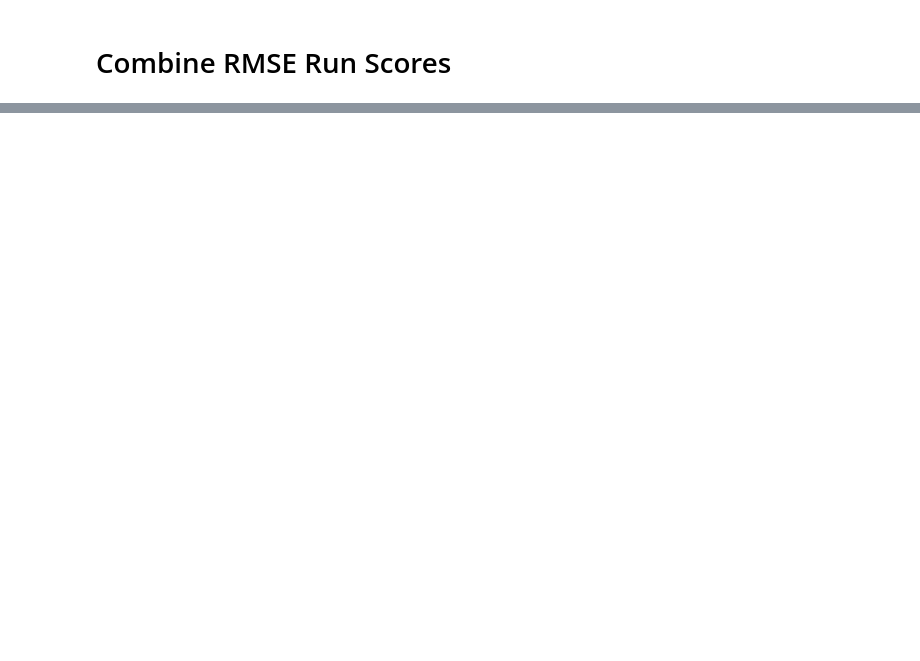
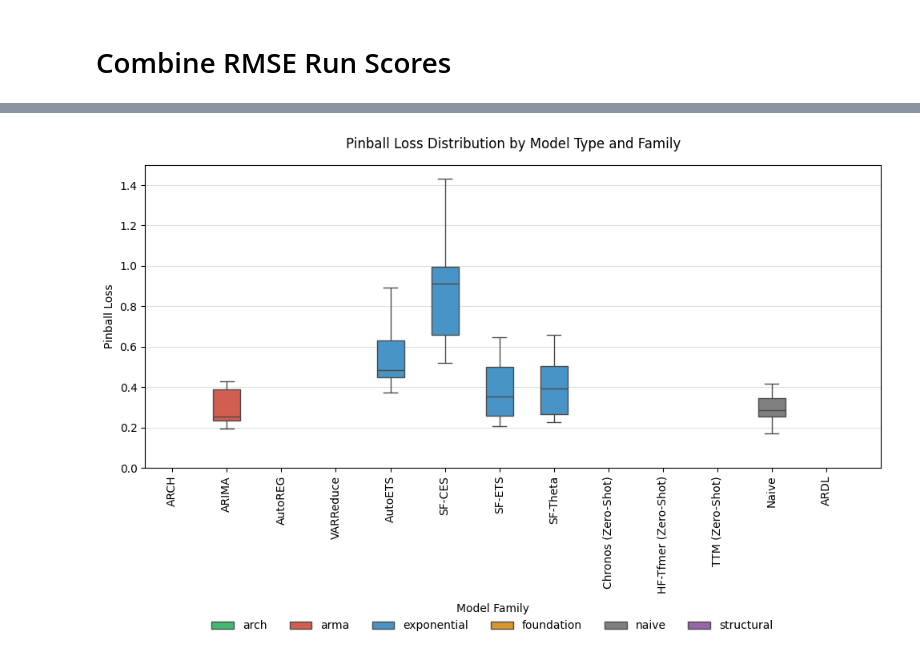
Before and after one commit to Blood-Glucose-Control/nocturnal-hypo-gly-prob-forecast, a Jupyter notebook: scripts/notebooks/4.00-cjr-combine-rmse.ipynb, the cells around one changed output, grey strips where cells are left out. Cells and saved outputs as stored; diff of their text form; code cells hidden in the pictures; blank space fills up the shorter version.

```diff
--- a/scripts/notebooks/4.00-cjr-combine-rmse.ipynb
+++ b/scripts/notebooks/4.00-cjr-combine-rmse.ipynb
@@ -302,0 +326,8 @@ plt.show()
+# %%
+best_results_pinball_renamed = best_results_pinball.copy()
+best_results_pinball_flat = best_results_pinball_renamed.reset_index()
+# Apply the mapping while preserving original names for unmapped values
+best_results_pinball_flat["model_type"] = best_results_pinball_flat["model_type"].apply(
+    lambda x: model_name_map.get(x, x)  # Returns original value if not in dictionary
+)
+best_results_pinball_flat
@@ -302,0 +348,64 @@ plt.show()
+# %%
+import seaborn as sns
+import matplotlib.pyplot as plt
+
+# Define color palette for model families
+model_families = {
+    "naive": "#808080",
+    "arch": "#2ecc71",
+    "arma": "#e74c3c",
+    "exponential": "#3498db",
+    "foundation": "#f39c12",
+    "structural": "#9b59b6",
+}
+
+# Create the box plot
+f, ax = plt.subplots(figsize=(10, 6))  # Create figure and axis objects
+sns.boxplot(
+    data=best_results_pinball_flat,
+    x="model_type",
+    y="Best",
+    hue="model_family",  # Assumes you have a model_family column
+    width=0.5,
+    palette=model_families,
+    ax=ax,
+)
+
+# Add major grid lines (only horizontal)
+ax.yaxis.grid(True, linestyle="-", which="major", color="grey", alpha=0.25)
+# Remove vertical grid lines for better readability
+ax.xaxis.grid(False)
+
+# Reduce space between boxes by adjusting the plot limits
+num_items = len(best_results_pinball_flat["model_type"].unique())
+ax.set_xlim(-0.5, num_items)  # Adjust the x-axis limits
+ax.set_ylim(0, 1.5)  # Adjust the y-axis limits
+# Customize the plot
+plt.title("Pinball Loss Distribution by Model Type and Family", fontsize=12, pad=15)
+plt.xlabel("", fontsize=10)
+plt.ylabel("Pinball Loss", fontsize=10)
+
+# Rotate x-axis labels if needed
+plt.xticks(rotation=90)
+
+# Move legend outside to the bottom and make it horizontal
+legend = plt.legend(
+    bbox_to_anchor=(0.5, 0.025),
+    loc="upper center",
+    title="Model Family",
+    ncol=6,  # Set number of columns to match number of model families
+    bbox_transform=plt.gcf().transFigure,
+)
+
+# Make the legend background transparent
+legend.get_frame().set_alpha(0.0)
+
+
+# Adjust layout to prevent label cutoff
+plt.tight_layout()
+
+# Show the plot
+plt.savefig("pinball_boxplot.png", transparent=True, bbox_inches="tight", dpi=300)
+plt.show()
+# %% [output]
+[figure, added]
```
Also changed, not shown: parts of 19 cells of this notebook, 27 other files.
